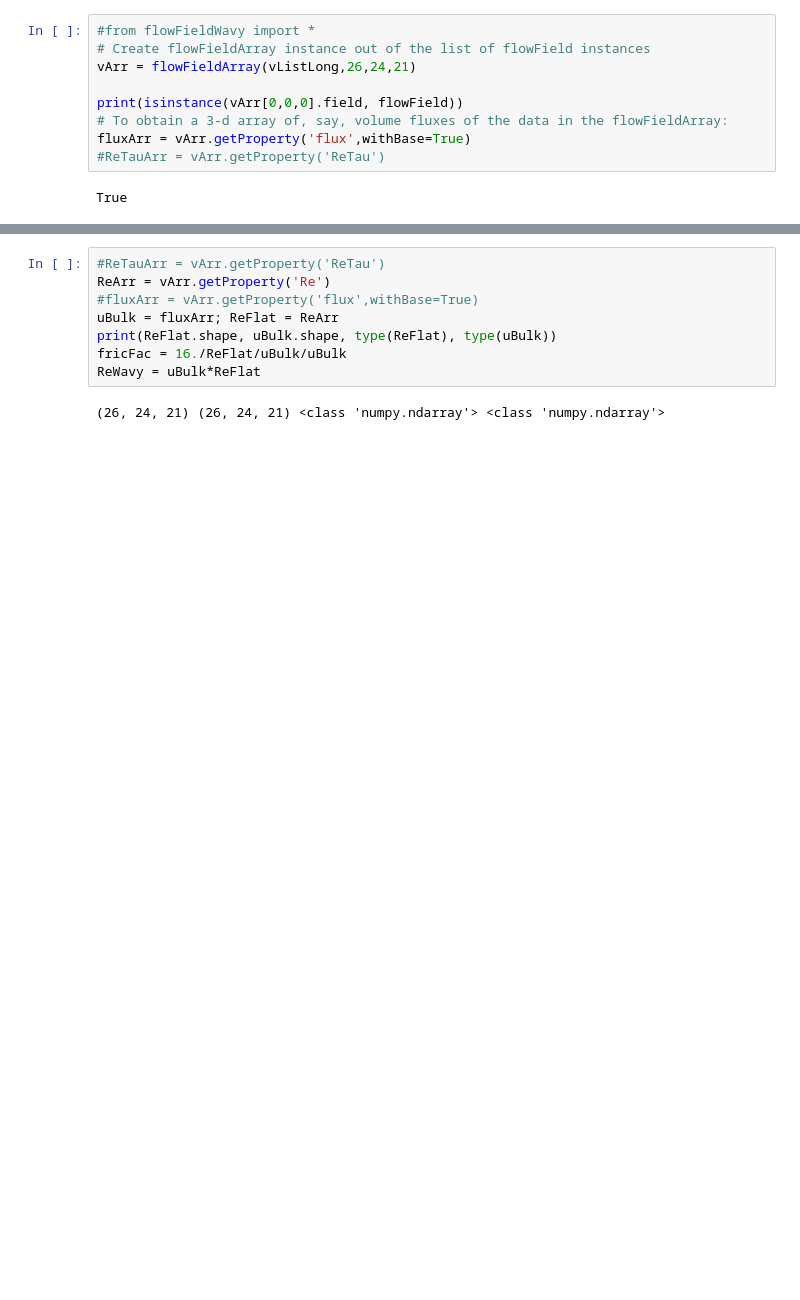
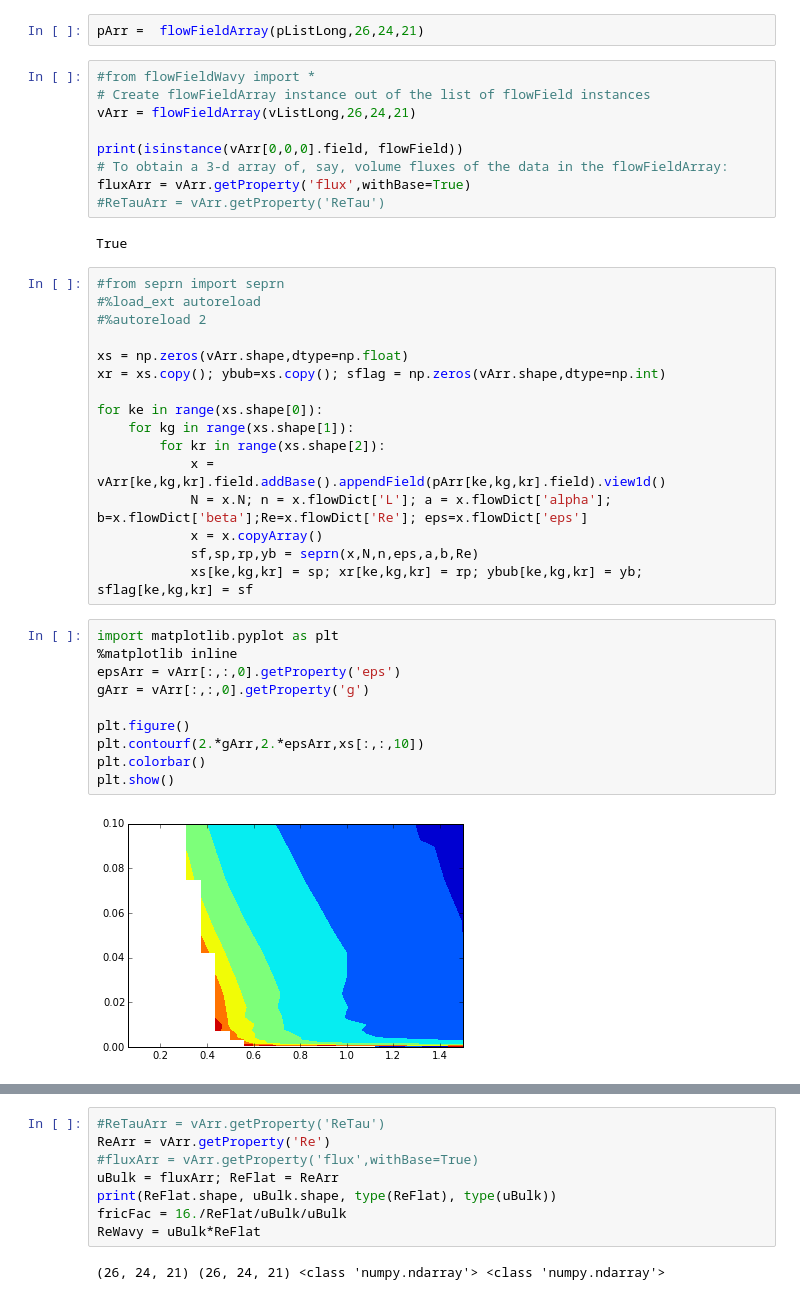
Before and after one commit to saba-vadarevu/Grooved-Channel-Flow, a Jupyter notebook: flowField.ipynb, the cells around one changed output, grey strips where cells are left out. Cells and saved outputs as stored; diff of their text form; blank space fills up the shorter version.

Commit message:
More changes for plotting.

```diff
--- a/flowField.ipynb
+++ b/flowField.ipynb
@@ -97,6 +97,8 @@ for file in fileList:
     vListLong.extend(vList)
     pListLong.extend(pList)
 os.chdir(homeFolder)
+# %%
+pArr =  flowFieldArray(pListLong,26,24,21)
 # %%
 #from flowFieldWavy import *
 # Create flowFieldArray instance out of the list of flowField instances
@@ -108,3 +110,31 @@ fluxArr = vArr.getProperty('flux',withBase=True)
 #ReTauArr = vArr.getProperty('ReTau')
 # %% [output]
 True
+# %%
+#from seprn import seprn
+#%load_ext autoreload
+#%autoreload 2
+
+xs = np.zeros(vArr.shape,dtype=np.float)
+xr = xs.copy(); ybub=xs.copy(); sflag = np.zeros(vArr.shape,dtype=np.int)
+
+for ke in range(xs.shape[0]):
+    for kg in range(xs.shape[1]):
+        for kr in range(xs.shape[2]):
+            x = vArr[ke,kg,kr].field.addBase().appendField(pArr[ke,kg,kr].field).view1d()
+            N = x.N; n = x.flowDict['L']; a = x.flowDict['alpha']; b=x.flowDict['beta'];Re=x.flowDict['Re']; eps=x.flowDict['eps']
+            x = x.copyArray()
+            sf,sp,rp,yb = seprn(x,N,n,eps,a,b,Re)
+            xs[ke,kg,kr] = sp; xr[ke,kg,kr] = rp; ybub[ke,kg,kr] = yb; sflag[ke,kg,kr] = sf
+# %%
+import matplotlib.pyplot as plt
+%matplotlib inline
+epsArr = vArr[:,:,0].getProperty('eps')
+gArr = vArr[:,:,0].getProperty('g')
+
+plt.figure()
+plt.contourf(2.*gArr,2.*epsArr,xs[:,:,10])
+plt.colorbar()
+plt.show()
+# %% [output]
+[figure, added]
```
Also changed, not shown: parts of 38 cells of this notebook, 1 other file.
